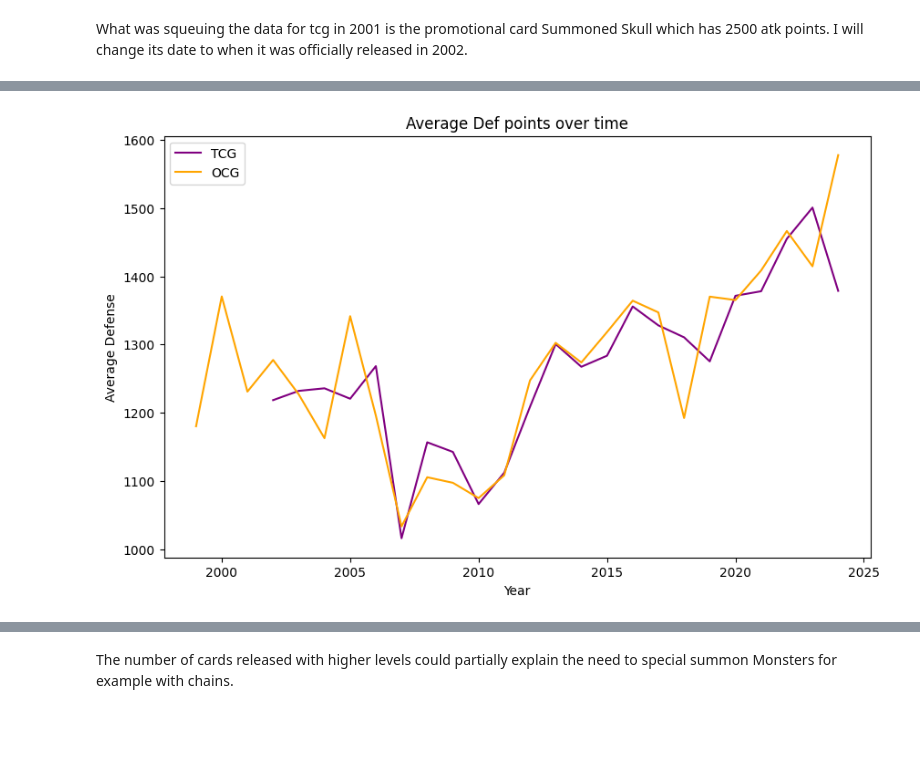
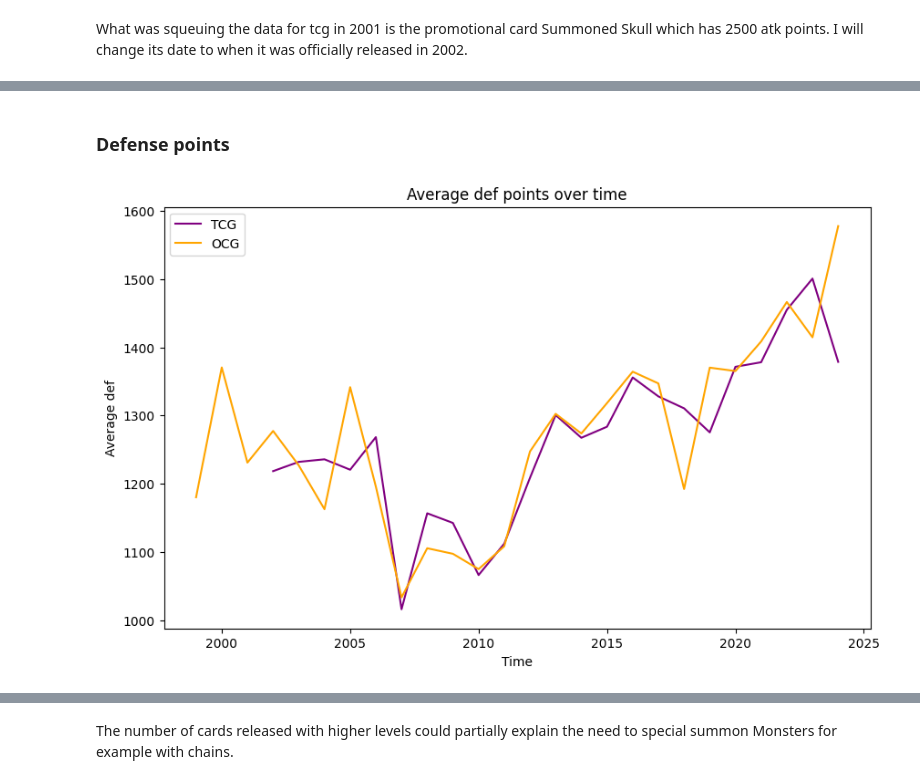
Before and after one commit to HanaeBonnafoux/yugioh, a Jupyter notebook: yu-gi-oh-s-evolution-through-the-cards.ipynb, the cells around one changed output, grey strips where cells are left out. Cells and saved outputs as stored; diff of their text form; code cells hidden in the pictures; blank space fills up the shorter version.

```diff
--- a/yu-gi-oh-s-evolution-through-the-cards.ipynb
+++ b/yu-gi-oh-s-evolution-through-the-cards.ipynb
@@ -357,22 +357,18 @@ Token             26
 Skill Card         1
 Name: count, dtype: int64
 # %%
-# Group by the year and month and calculate the mean attack points
-avg_atk_tcg = cards_data[cards_data["primary_type"]=="Monster Card"].groupby("tcg_year")["atk"].mean().reset_index()
-avg_atk_ocg = cards_data[cards_data["primary_type"]=="Monster Card"].groupby("ocg_year")["atk"].mean().reset_index()
+def card_quantitative_values_plot (operation,data_tcg, data_ocg, parameter_col=None, time_col_tcg=None, time_col_ocg=None ):
+    # Create a single plot with multiple subplots (one for each line plot)
+    fig, ax = plt.subplots(figsize=(10, 6))
 
-# Create a single plot with multiple subplots (one for each line plot)
-fig, ax = plt.subplots(figsize=(10, 6))
+    # Plot the TCG data
+    sns.lineplot(data=data_tcg, x=time_col_tcg, y=parameter_col, ax=ax, label="TCG", color='purple')
 
-# Plot the TCG data
-sns.lineplot(data=avg_atk_tcg, x="tcg_year", y="atk", ax=ax, label="TCG", color='purple')
+    # Plot the OCG data
+    sns.lineplot(data=data_ocg, x=time_col_ocg, y=parameter_col, ax=ax, label="OCG", color='orange')
 
-# Plot the OCG data
-sns.lineplot(data=avg_atk_ocg, x="ocg_year", y="atk", ax=ax, label="OCG", color='orange')
-
-# Customize plot
-ax.set_title("Average Atk points over time")
-ax.set_xlabel("Year")
-ax.set_ylabel("Average Atk")
-
-plt.show()
+    # Customize plot
+    ax.set_title(f"{operation} {parameter_col} points over time")
+    ax.set_xlabel("Time")
+    ax.set_ylabel(f"{operation} {parameter_col}")
+    plt.show()
@@ -383,22 +422,10 @@ What was squeuing the data for tcg in 2001 is the promotional card Summoned Skul
+# %% [markdown]
+###  Defense points
 # %%
 # Group by the year and month and calculate the mean defense points
 avg_def_tcg = cards_data[cards_data["primary_type"]=="Monster Card"].groupby("tcg_year")["def"].mean().reset_index()
 avg_def_ocg = cards_data[cards_data["primary_type"]=="Monster Card"].groupby("ocg_year")["def"].mean().reset_index()
 
-# Create a single plot with multiple subplots (one for each line plot)
-fig, ax = plt.subplots(figsize=(10, 6))
-
-# Plot the TCG data
-sns.lineplot(data=avg_def_tcg, x="tcg_year", y="def", ax=ax, label="TCG", color='purple')
-
-# Plot the OCG data
-sns.lineplot(data=avg_def_ocg, x="ocg_year", y="def", ax=ax, label="OCG", color='orange')
-
-# Customize plot
-ax.set_title("Average Def points over time")
-ax.set_xlabel("Year")
-ax.set_ylabel("Average Defense")
-
-plt.show()
+card_quantitative_values_plot("Average", avg_def_tcg, avg_def_ocg, "def", "tcg_year", "ocg_year")
 # %% [output]
-[figure, old version]
+[figure, new version]
```
Also changed, not shown: parts of 26 cells of this notebook.
